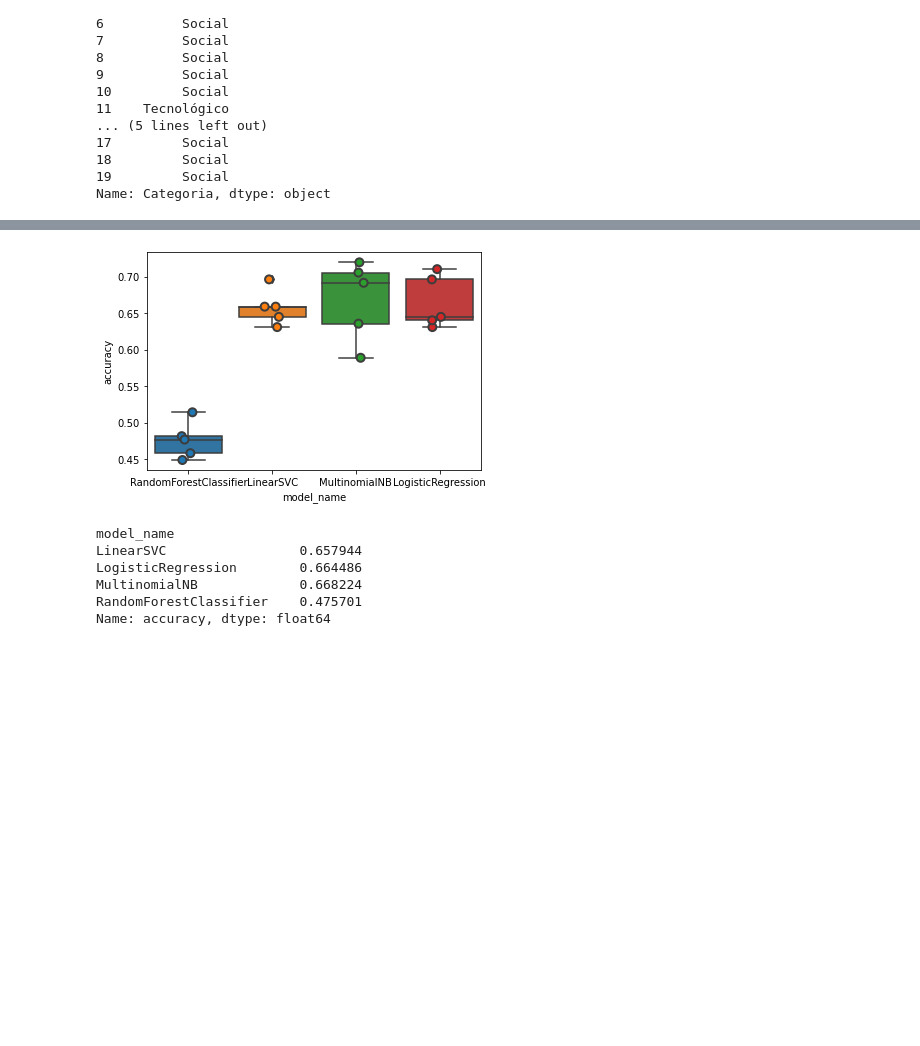
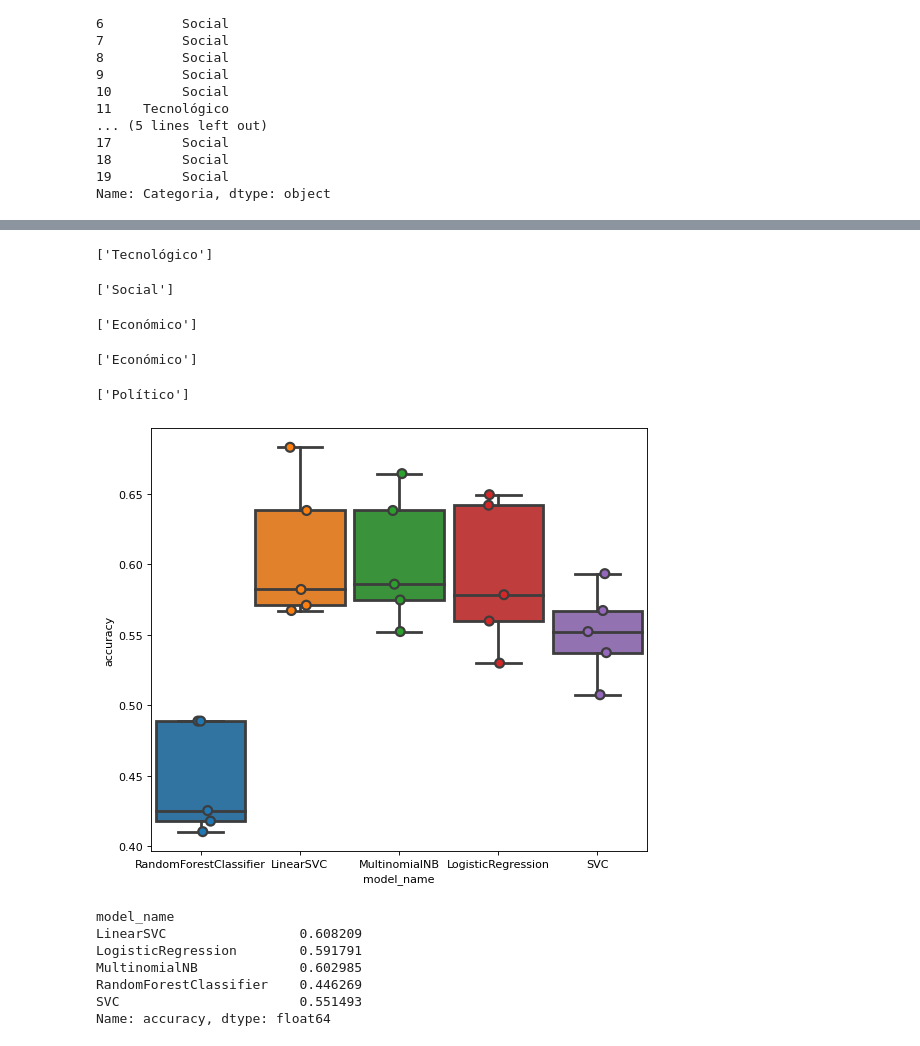
Before and after one commit to GeomairaCornejo/Clasificador, a Jupyter notebook: pruebaTesis.ipynb, the cells around one changed output, grey strips where cells are left out. Drawn from its saved outputs; the diff is of its cells as text; code cells hidden in the pictures; blank space fills up the shorter version.

```diff
--- a/pruebaTesis.ipynb
+++ b/pruebaTesis.ipynb
@@ -73,12 +73,12 @@ df.Categoria[:20]
 Name: Categoria, dtype: object
 # %%
 from sklearn.feature_extraction.text import TfidfVectorizer
-#from sklearn.feature_extraction.text import CountVectorizer
+from sklearn.feature_extraction.text import CountVectorizer
 from nltk.corpus import stopwords
 tfidf = TfidfVectorizer (sublinear_tf = True, min_df = 5,norm = 'l2', encoding = 'latin-1', ngram_range = (1, 2), stop_words = 'english')
-#count_vect = CountVectorizer()
+count_vect = CountVectorizer()
 # features = tfidf.fit_transform(df['Categoria']) .toarray()
 features = tfidf.fit_transform(df['Texto'].values.astype('U')) .toarray()
-labels = df.category_id
+labels = df.Categoria
 features.shape
 # %% [output]
@@ -182,42 +162,70 @@ print(clf.predict(count_vect.transform(["Que bonita es la democracia. Que hace q
+# %%
+print(clf.predict(count_vect.transform([" comercio electrónico "])))
+# %% [output]
+['Tecnológico']
+# %%
+print(clf.predict(count_vect.transform([" La ONU y la CIDH piden respuestas del Estado por masacre en cárceles; 33 colectivos hacen siete pedidos "])))
+# %% [output]
+['Social']
+# %%
+print(clf.predict(count_vect.transform([" Inversión extranjera directa cae un 42 % durante la pandemia, son $107 millones menos que entraron a Ecuador "])))
+# %% [output]
+['Económico']
+# %%
+print(clf.predict(count_vect.transform([" Sector turístico impulsa plataforma digital para incentivar viajes internos "])))
+# %% [output]
+['Económico']
+# %%
+print(clf.predict(count_vect.transform([" Distrito de Salud entrega reconocimiento como Establecimientos 100% Libres de Humo de Tabaco a las instituciones públicas: Jefatura Política y Consejo de Protección de Derechos de Nobol, y  Jefatura política, Dinapen y Consejo de Segurida Ciudadana del cantón Daule. "])))
+# %% [output]
+['Político']
 # %%
 from sklearn.linear_model import LogisticRegression
 from sklearn.ensemble import RandomForestClassifier
 from sklearn.svm import LinearSVC
-
+from sklearn.svm import SVC
 from sklearn.model_selection import cross_val_score
 
 models = [
     RandomForestClassifier(n_estimators=200, max_depth=3,
 random_state=0),
          LinearSVC(),
          MultinomialNB(),
          LogisticRegression(random_state=0),
+    SVC(gamma=2,C=1)
 ]
 CV = 5
 cv_df = pd.DataFrame(index=range(CV * len(models)))
 entries = []
 for model in models:
     model_name =model.__class__.__name__
     accuracies = cross_val_score(model, features, labels, scoring='accuracy', cv=CV)
     for fold_idx, accuracy in enumerate (accuracies):
         entries.append((model_name, fold_idx, accuracy))
     cv_df = pd.DataFrame(entries, columns=['model_name','fold_idx','accuracy'])
 
 import seaborn as sns
-sns.boxplot(x='model_name', y='accuracy', data=cv_df)
+import matplotlib.pyplot as plt
+w = 8
+h = 7
+d = 80
+
+plt.figure(figsize=(w,h), dpi=d)
+sns.boxplot(x='model_name', y='accuracy', data=cv_df, width=0.9, fliersize=4, linewidth=2.5, whis= 4.6)
 sns.stripplot(x='model_name', y='accuracy', data=cv_df, size=8, jitter=True, edgecolor="gray", linewidth=2)
 
 plt.show()
 # %% [output]
-[figure, old version]
+[figure, new version]
 # %%
 cv_df.groupby('model_name').accuracy.mean()
 # %% [output]
 model_name
-LinearSVC                 0.657944
-LogisticRegression        0.664486
-MultinomialNB             0.668224
-RandomForestClassifier    0.475701
+LinearSVC                 0.608209
+LogisticRegression        0.591791
+MultinomialNB             0.602985
+RandomForestClassifier    0.446269
+SVC                       0.551493
 Name: accuracy, dtype: float64
 # %%
 #Matriz de confusión
```
Also changed, not shown: parts of 26 cells of this notebook.
